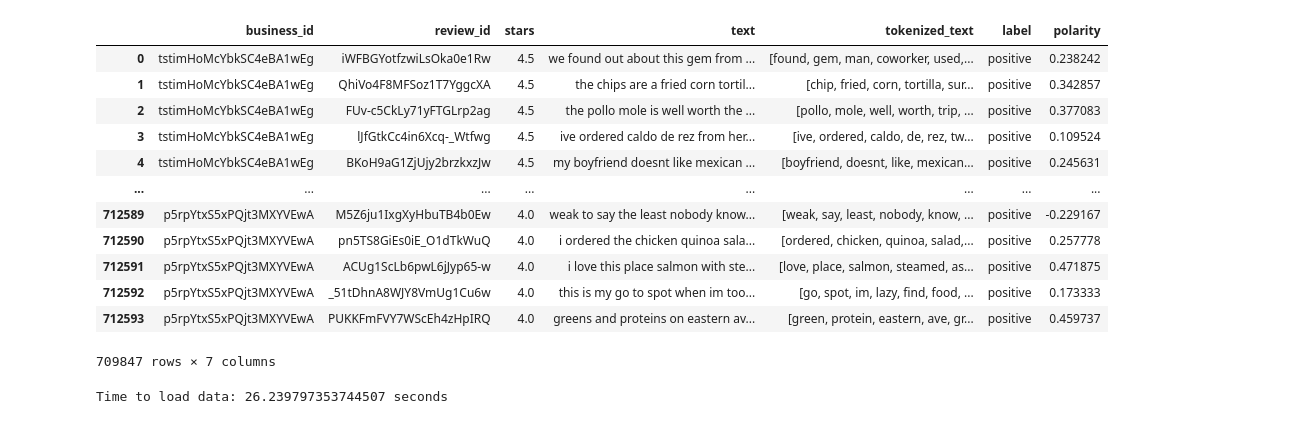
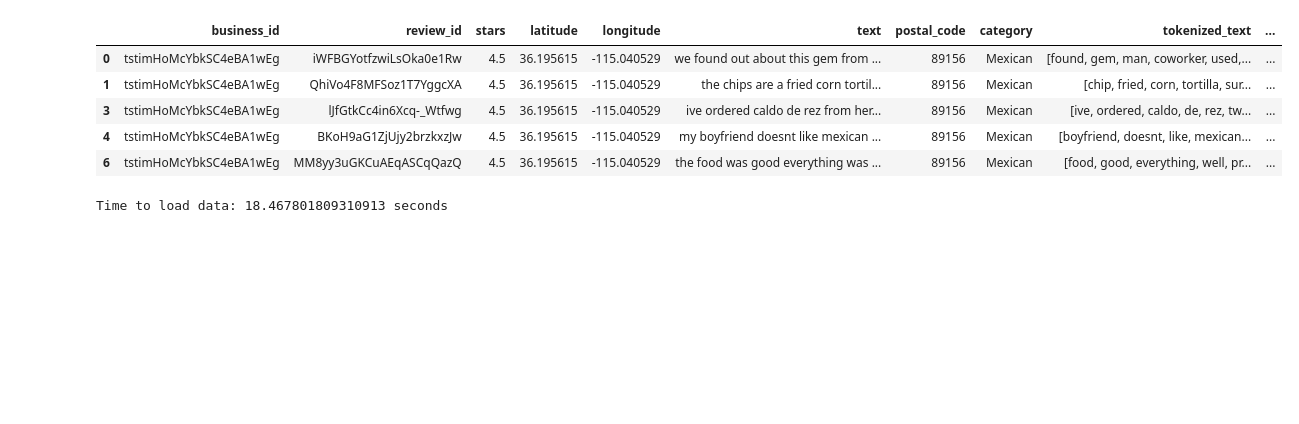
Before and after one commit to anuradhaboche/yelp-dataset-analysis, a Jupyter notebook: yelp_machine_learning.ipynb, the cells around one changed output. Saved outputs shown, nothing was run; the diff lists cells and outputs as text; code cells hidden in the pictures; blank space fills up the shorter version.

```diff
--- a/yelp_machine_learning.ipynb
+++ b/yelp_machine_learning.ipynb
@@ -8,30 +8,24 @@ from sklearn.feature_extraction.text import TfidfVectorizer
 from sklearn.svm import LinearSVC
 warnings.filterwarnings(action = 'ignore')
 # %%
-las_vegas_data= pd.read_pickle('/content/drive/My Drive/las_vegas_data_tokenized.pkl')
-las_vegas_data
+las_vegas_data= pd.read_pickle('/content/drive/My Drive/las_vegas_data_tokenized_final.pkl')
+las_vegas_data.head()
 # %% [output]
-|  | business_id | review_id | stars | text | tokenized_text | label | polarity |
-| 0 | tstimHoMcYbkSC4eBA1wEg | iWFBGYotfzwiLsOka0e1Rw | 4.5 | we found out about this gem from ... | [found, gem, man, coworker, used,... | positive | 0.238242 |
-| 1 | tstimHoMcYbkSC4eBA1wEg | QhiVo4F8MFSoz1T7YggcXA | 4.5 | the chips are a fried corn tortil... | [chip, fried, corn, tortilla, sur... | positive | 0.342857 |
-| 2 | tstimHoMcYbkSC4eBA1wEg | FUv-c5CkLy71yFTGLrp2ag | 4.5 | the pollo mole is well worth the ... | [pollo, mole, well, worth, trip, ... | positive | 0.377083 |
-| 3 | tstimHoMcYbkSC4eBA1wEg | lJfGtkCc4in6Xcq-_Wtfwg | 4.5 | ive ordered caldo de rez from her... | [ive, ordered, caldo, de, rez, tw... | positive | 0.109524 |
-| 4 | tstimHoMcYbkSC4eBA1wEg | BKoH9aG1ZjUjy2brzkxzJw | 4.5 | my boyfriend doesnt like mexican ... | [boyfriend, doesnt, like, mexican... | positive | 0.245631 |
-| ... | ... | ... | ... | ... | ... | ... | ... |
-| 712589 | p5rpYtxS5xPQjt3MXYVEwA | M5Z6ju1IxgXyHbuTB4b0Ew | 4.0 | weak to say the least nobody know... | [weak, say, least, nobody, know, ... | positive | -0.229167 |
-| 712590 | p5rpYtxS5xPQjt3MXYVEwA | pn5TS8GiEs0iE_O1dTkWuQ | 4.0 | i ordered the chicken quinoa sala... | [ordered, chicken, quinoa, salad,... | positive | 0.257778 |
-| 712591 | p5rpYtxS5xPQjt3MXYVEwA | ACUg1ScLb6pwL6jJyp65-w | 4.0 | i love this place salmon with ste... | [love, place, salmon, steamed, as... | positive | 0.471875 |
-| 712592 | p5rpYtxS5xPQjt3MXYVEwA | _51tDhnA8WJY8VmUg1Cu6w | 4.0 | this is my go to spot when im too... | [go, spot, im, lazy, find, food, ... | positive | 0.173333 |
-| 712593 | p5rpYtxS5xPQjt3MXYVEwA | PUKKFmFVY7WScEh4zHpIRQ | 4.0 | greens and proteins on eastern av... | [green, protein, eastern, ave, gr... | positive | 0.459737 |
+|  | business_id | review_id | stars | latitude | longitude | text | postal_code | category | tokenized_text | ... |
+| 0 | tstimHoMcYbkSC4eBA1wEg | iWFBGYotfzwiLsOka0e1Rw | 4.5 | 36.195615 | -115.040529 | we found out about this gem from ... | 89156 | Mexican | [found, gem, man, coworker, used,... | ... |
+| 1 | tstimHoMcYbkSC4eBA1wEg | QhiVo4F8MFSoz1T7YggcXA | 4.5 | 36.195615 | -115.040529 | the chips are a fried corn tortil... | 89156 | Mexican | [chip, fried, corn, tortilla, sur... | ... |
+| 3 | tstimHoMcYbkSC4eBA1wEg | lJfGtkCc4in6Xcq-_Wtfwg | 4.5 | 36.195615 | -115.040529 | ive ordered caldo de rez from her... | 89156 | Mexican | [ive, ordered, caldo, de, rez, tw... | ... |
+| 4 | tstimHoMcYbkSC4eBA1wEg | BKoH9aG1ZjUjy2brzkxzJw | 4.5 | 36.195615 | -115.040529 | my boyfriend doesnt like mexican ... | 89156 | Mexican | [boyfriend, doesnt, like, mexican... | ... |
+| 6 | tstimHoMcYbkSC4eBA1wEg | MM8yy3uGKCuAEqASCqQazQ | 4.5 | 36.195615 | -115.040529 | the food was good everything was ... | 89156 | Mexican | [food, good, everything, well, pr... | ... |
-709847 rows × 7 columns
 # %%
 start= time.time()
-vector = TfidfVectorizer(tokenizer=lambda doc: doc, lowercase=False)
-vectorizer= vector.fit_transform(las_vegas_data['tokenized_text'])
+vector = TfidfVectorizer(tokenizer=lambda doc: doc, lowercase=False, max_features=50000)
+vectorizer= vector.fit_transform(las_vegas_data['imp_tags'])
 print("Time to load data: {} seconds".format(time.time() - start))
 # vectorizer.vocabulary_
 # len(vectorizer.vocabulary_)
+# vector.get_feature_names()
 # %% [output]
-Time to load data: 26.239797353744507 seconds
+Time to load data: 18.467801809310913 seconds
 # %%
 vector.get_feature_names()
```
Also changed, not shown: parts of 11 cells of this notebook, 3 other files.
